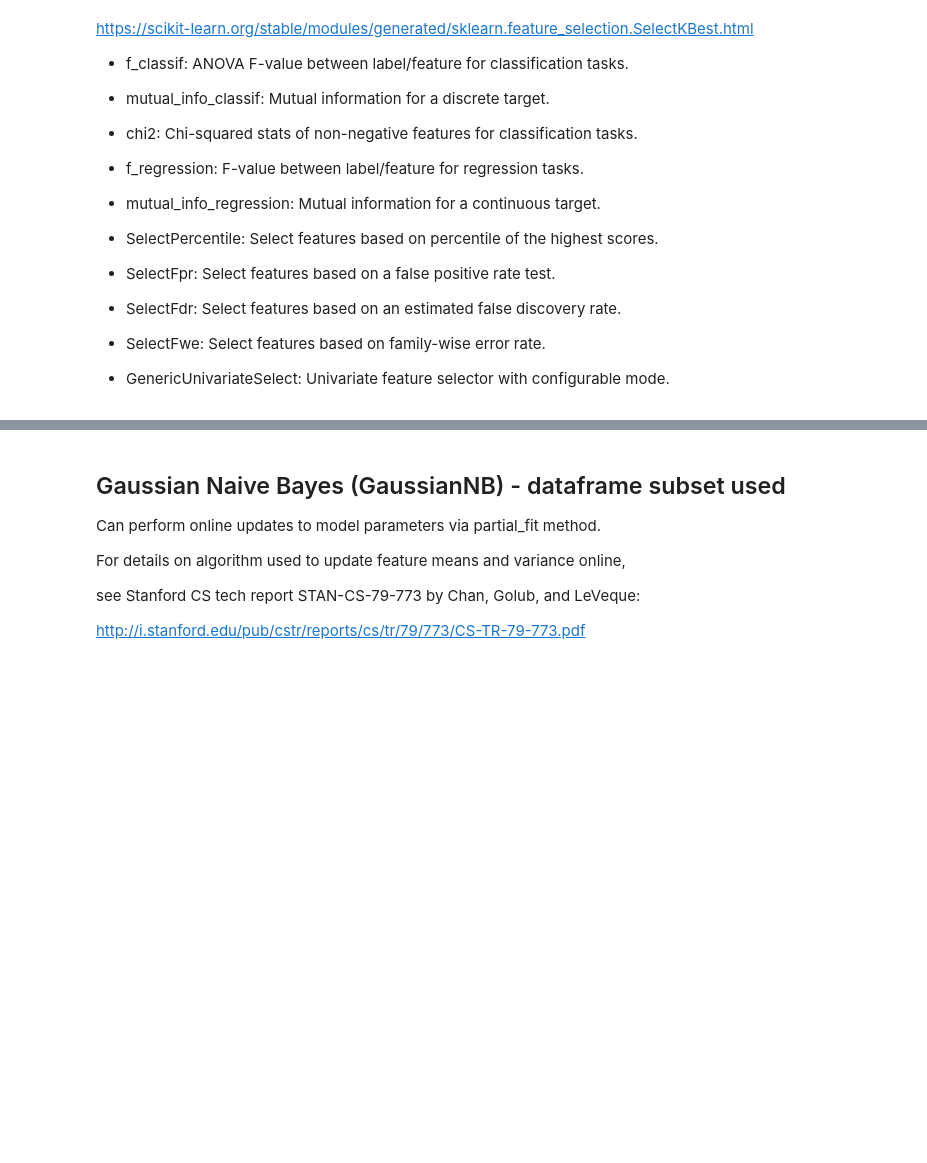
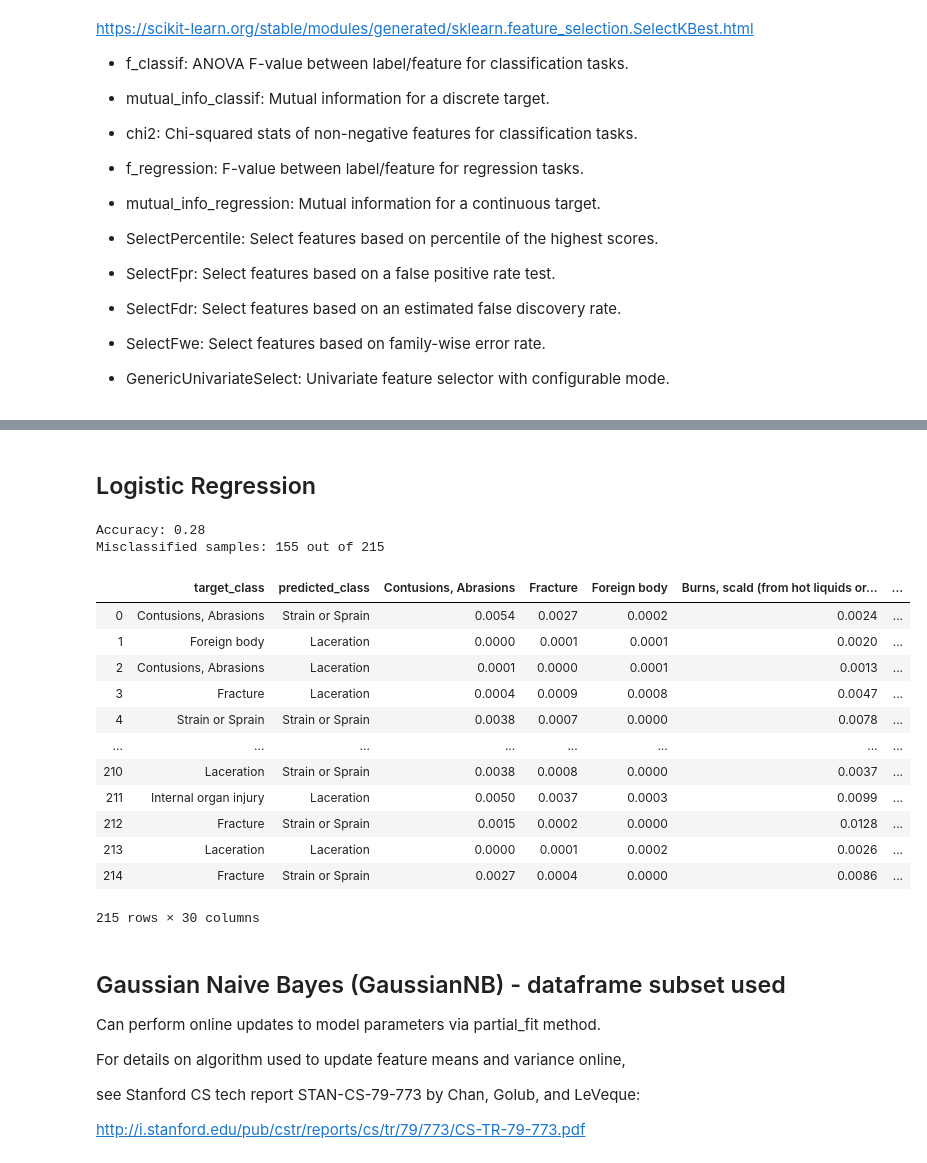
Before and after one commit to mrcorbett/MET_CS677_DataScienceWithPython, a Jupyter notebook: Project/bicycle_crashes_neiss_v10.ipynb, the cells around one changed output, grey strips where cells are left out. Drawn from its saved outputs; the diff is of its cells as text; code cells hidden in the pictures; blank space fills up the shorter version.

Commit message:
Add dataframe predicted vs actual to LogisticRegression

```diff
--- a/Project/bicycle_crashes_neiss_v10.ipynb
+++ b/Project/bicycle_crashes_neiss_v10.ipynb
@@ -50,6 +57,7 @@ class Includes():
     PearsonChiSquared = True
     PythonCorr = True
     LinearRegressionChi2 = True
+    LogisticRegression = True
     GaussianNB = True
     DecisionTree = True
 # %% [markdown]
@@ -560,0 +514,2 @@ R-squared score: 0.0000
+# %% [markdown]
+## Logistic Regression
@@ -561,3 +600,33 @@ R-squared score: 0.0000
+# %%
+if True == Includes.LogisticRegression:
+    logisticRegression = WorkingLogisticRegression(
+        'Diagnosis',
+        neissSubset.getCategories(),
+        neissSubset.getIdToCodeDataframe(),    # neissSubset.getIdToCodeDataframe()[0:1500]
+        neissSubset.getCodeIdTranslator())
+# %%
+if True == Includes.LogisticRegression:
+    logisticRegression.showAccuracy()
+    logisticRegression.showMissclassifiedSamples()
+    #logisticRegression.showConfusionMatrix()
+    dfPredictedVersusActual = logisticRegression.getPredictedVersusActualDataframe()
+    display(dfPredictedVersusActual)
+# %% [output]
+Accuracy: 0.28
+Misclassified samples: 155 out of 215
+|  | target_class | predicted_class | Contusions, Abrasions | Fracture | Foreign body | Burns, scald (from hot liquids or... | ... |
+| 0 | Contusions, Abrasions | Strain or Sprain | 0.0054 | 0.0027 | 0.0002 | 0.0024 | ... |
+| 1 | Foreign body | Laceration | 0.0000 | 0.0001 | 0.0001 | 0.0020 | ... |
+| 2 | Contusions, Abrasions | Laceration | 0.0001 | 0.0000 | 0.0001 | 0.0013 | ... |
+| 3 | Fracture | Laceration | 0.0004 | 0.0009 | 0.0008 | 0.0047 | ... |
+| 4 | Strain or Sprain | Strain or Sprain | 0.0038 | 0.0007 | 0.0000 | 0.0078 | ... |
+| ... | ... | ... | ... | ... | ... | ... | ... |
+| 210 | Laceration | Strain or Sprain | 0.0038 | 0.0008 | 0.0000 | 0.0037 | ... |
+| 211 | Internal organ injury | Laceration | 0.0050 | 0.0037 | 0.0003 | 0.0099 | ... |
+| 212 | Fracture | Strain or Sprain | 0.0015 | 0.0002 | 0.0000 | 0.0128 | ... |
+| 213 | Laceration | Laceration | 0.0000 | 0.0001 | 0.0002 | 0.0026 | ... |
+| 214 | Fracture | Strain or Sprain | 0.0027 | 0.0004 | 0.0000 | 0.0086 | ... |
+215 rows × 30 columns
 # %% [markdown]
 ## Gaussian Naive Bayes (GaussianNB) - dataframe subset used
 
```
Also changed, not shown: parts of 25 cells of this notebook, 1 other file.
